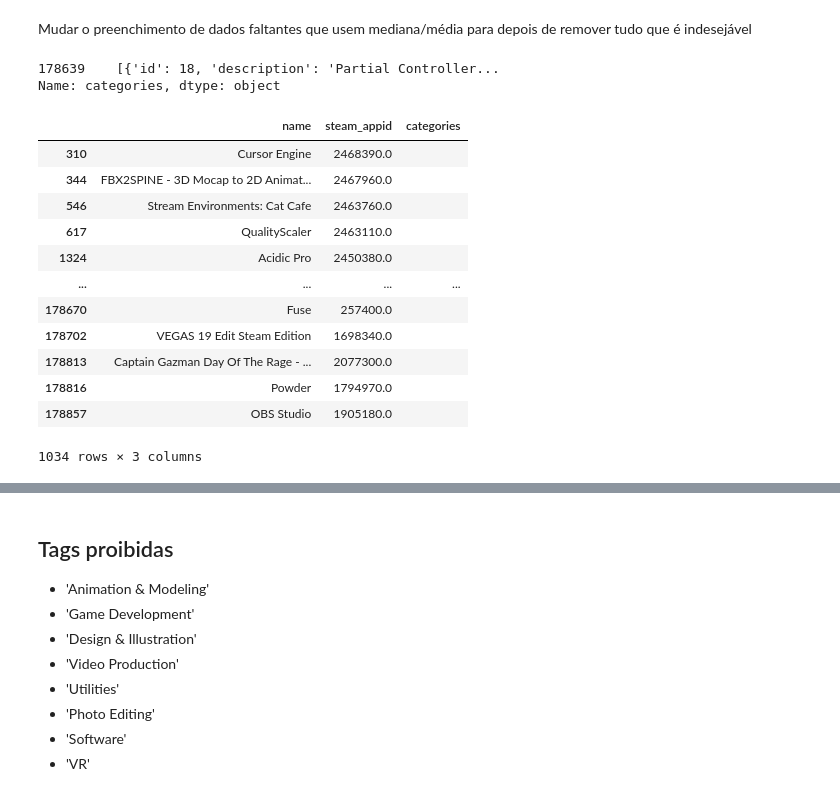
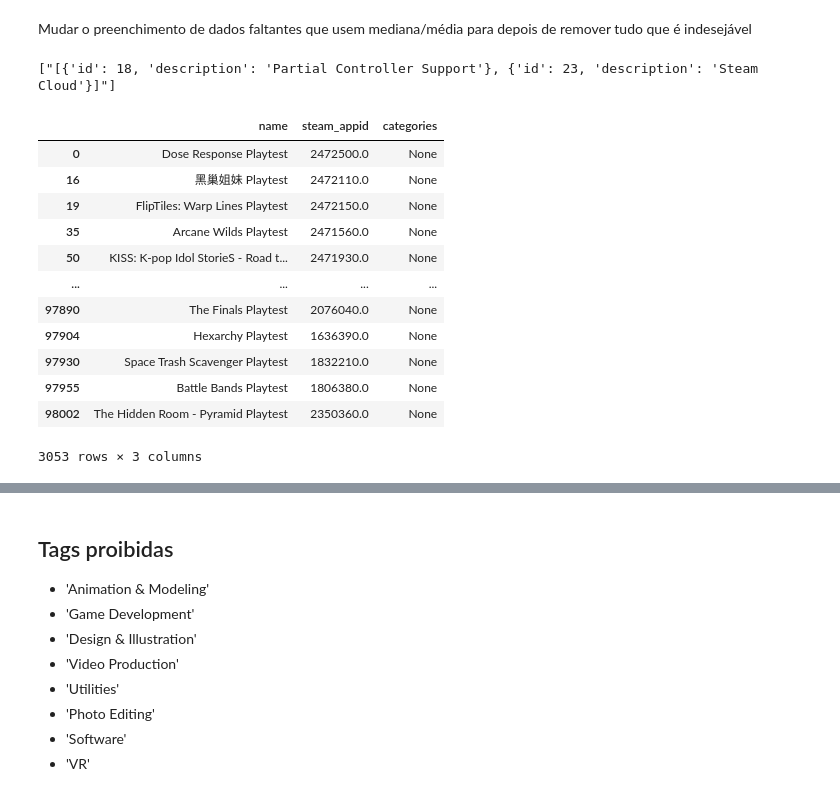
Before and after one commit to Leonidas-Vitor/AT_Projeto_Bloco_Steam, a Jupyter notebook: Jupyters/ExploratoryAnalysis.ipynb, the cells around one changed output, grey strips where cells are left out. Cells and saved outputs as stored; diff of their text form; code cells hidden in the pictures.

```diff
--- a/Jupyters/ExploratoryAnalysis.ipynb
+++ b/Jupyters/ExploratoryAnalysis.ipynb
@@ -205,12 +205,11 @@ TypeError: argument of type 'NoneType' is not iterable
 # %% [markdown]
 Mudar o preenchimento de dados faltantes que usem mediana/média para depois de remover tudo que é indesejável
 # %%
-df_steam = pd.read_csv('C:\\Users\\leoni\OneDrive\\Documentos\\AT_Projeto_Bloco_Streamlit\\SteamDatasetForStreamlit.csv',engine='pyarrow')
+df_steam = pd.read_csv('C:\\Users\\leoni\OneDrive\\Documentos\\AT_Projeto_Bloco_Streamlit\\SteamDatasetForStreamlitInspected.csv',engine='pyarrow')
 # %%
 list(df_steam[df_steam['name'] == "Houdini Indie"]['categories'])
 # %% [output]
-178639    [{'id': 18, 'description': 'Partial Controller...
-Name: categories, dtype: object
+["[{'id': 18, 'description': 'Partial Controller Support'}, {'id': 23, 'description': 'Steam Cloud'}]"]
 # %%
 df_steam.drop(df_steam[df_steam['scrap_status'] != 'Scrap_Sucess'].index,inplace=True)
 df_steam.drop(df_steam[df_steam['type'] != 'game'].index,inplace=True)
@@ -226,17 +225,19 @@ def formatCategorie(c):
 df_steam['categories'] =  df_steam['categories'].apply(lambda x: formatCategorie(x))
 # %%
 df_steam[(df_steam['categories'] == '') & (df_steam['name'].apply(lambda n: 'Playtest' not in n if n != None else True))][['name','steam_appid','categories']]
-# %% [output]
-|  | name | steam_appid | categories |
-| 310 | Cursor Engine | 2468390.0 |  |
-| 344 | FBX2SPINE - 3D Mocap to 2D Animat... | 2467960.0 |  |
-| 546 | Stream Environments: Cat Cafe | 2463760.0 |  |
-| 617 | QualityScaler | 2463110.0 |  |
-| 1324 | Acidic Pro | 2450380.0 |  |
-| ... | ... | ... | ... |
-| 178670 | Fuse | 257400.0 |  |
-| 178702 | VEGAS 19 Edit Steam Edition | 1698340.0 |  |
-| 178813 | Captain Gazman Day Of The Rage - ... | 2077300.0 |  |
-| 178816 | Powder | 1794970.0 |  |
-| 178857 | OBS Studio | 1905180.0 |  |
-1034 rows × 3 columns
+# %%
+df_steam[(df_steam['name'].apply(lambda n: 'Playtest' in n if n != None else False))][['name','steam_appid','categories']]
+# %% [output]
+|  | name | steam_appid | categories |
+| 0 | Dose Response Playtest | 2472500.0 | None |
+| 16 | 黑巢姐妹 Playtest | 2472110.0 | None |
+| 19 | FlipTiles: Warp Lines Playtest | 2472150.0 | None |
+| 35 | Arcane Wilds Playtest | 2471560.0 | None |
+| 50 | KISS: K-pop Idol StorieS - Road t... | 2471930.0 | None |
+| ... | ... | ... | ... |
+| 97890 | The Finals Playtest | 2076040.0 | None |
+| 97904 | Hexarchy Playtest | 1636390.0 | None |
+| 97930 | Space Trash Scavenger Playtest | 1832210.0 | None |
+| 97955 | Battle Bands Playtest | 1806380.0 | None |
+| 98002 | The Hidden Room - Pyramid Playtest | 2350360.0 | None |
+3053 rows × 3 columns
```
Also changed, not shown: parts of 2 cells of this notebook, 7 other files.
